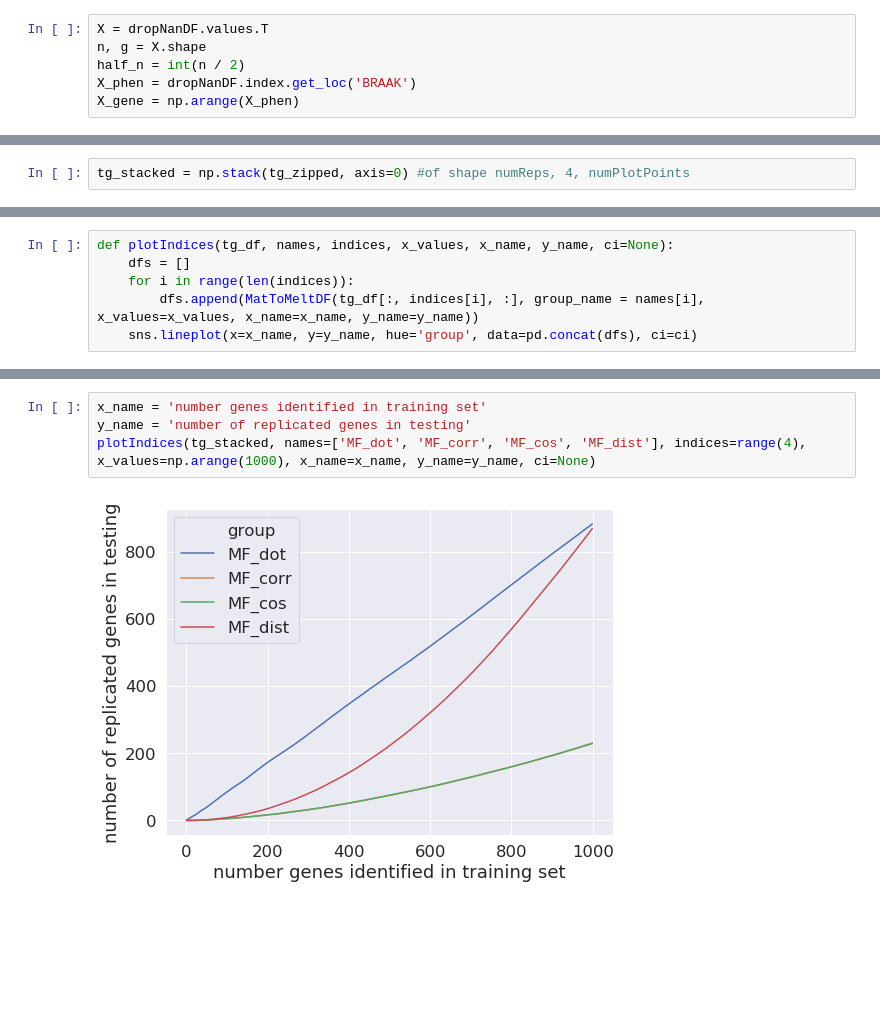
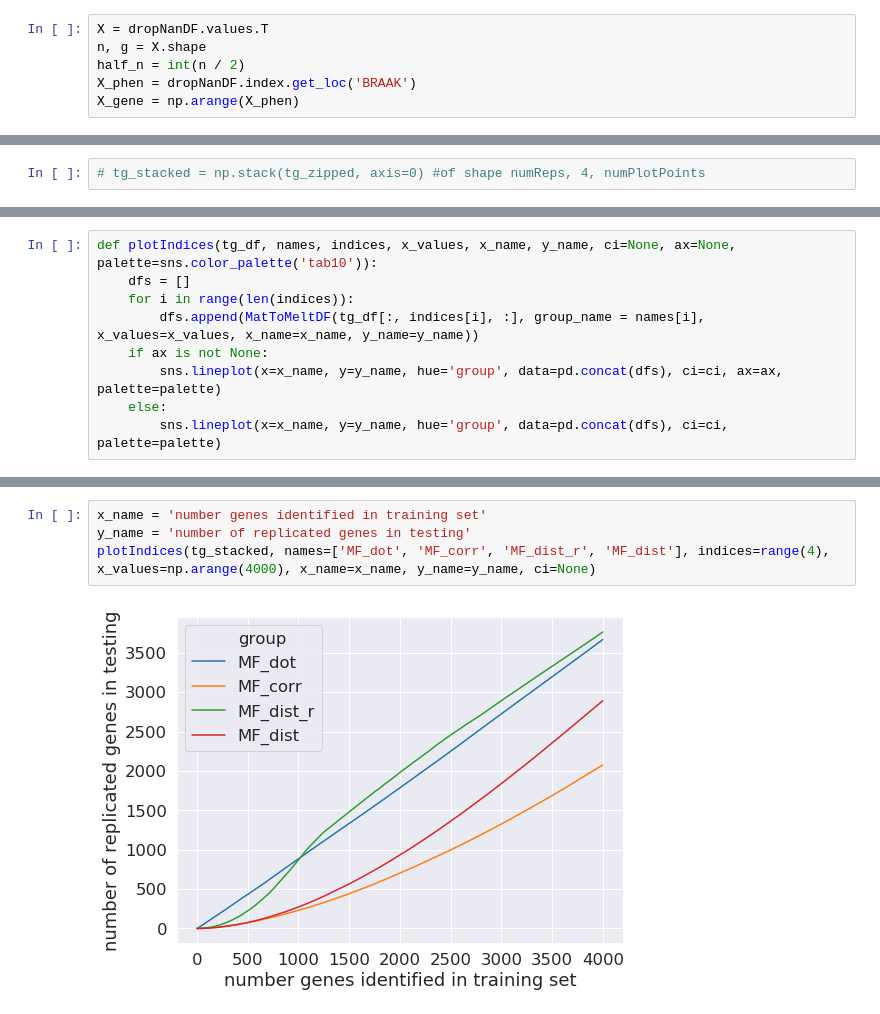
Before and after one commit to psturmfels/cfAD, a Jupyter notebook: PlotResults.ipynb, the cells around one changed output, grey strips where cells are left out. Cells and saved outputs as stored; diff of their text form; blank space fills up the shorter version.

```diff
--- a/PlotResults.ipynb
+++ b/PlotResults.ipynb
@@ -85,2 +133,2 @@ p.join()
 # %%
-tg_stacked = np.stack(tg_zipped, axis=0) #of shape numReps, 4, numPlotPoints
+# tg_stacked = np.stack(tg_zipped, axis=0) #of shape numReps, 4, numPlotPoints
@@ -87,6 +144,9 @@ tg_stacked = np.stack(tg_zipped, axis=0) #of shape numReps, 4, numPlotPoints
 # %%
-def plotIndices(tg_df, names, indices, x_values, x_name, y_name, ci=None):
+def plotIndices(tg_df, names, indices, x_values, x_name, y_name, ci=None, ax=None, palette=sns.color_palette('tab10')):
     dfs = []
     for i in range(len(indices)):
         dfs.append(MatToMeltDF(tg_df[:, indices[i], :], group_name = names[i], x_values=x_values, x_name=x_name, y_name=y_name))
-    sns.lineplot(x=x_name, y=y_name, hue='group', data=pd.concat(dfs), ci=ci)
+    if ax is not None:
+        sns.lineplot(x=x_name, y=y_name, hue='group', data=pd.concat(dfs), ci=ci, ax=ax, palette=palette)
+    else:
+        sns.lineplot(x=x_name, y=y_name, hue='group', data=pd.concat(dfs), ci=ci, palette=palette)
@@ -93,9 +186,9 @@ def plotIndices(tg_df, names, indices, x_values, x_name, y_name, ci=None):
 # %%
 x_name = 'number genes identified in training set'
 y_name = 'number of replicated genes in testing'
-plotIndices(tg_stacked, names=['MF_dot', 'MF_corr', 'MF_cos', 'MF_dist'], indices=range(4), x_values=np.arange(1000), x_name=x_name, y_name=y_name, ci=None)
+plotIndices(tg_stacked, names=['MF_dot', 'MF_corr', 'MF_dist_r', 'MF_dist'], indices=range(4), x_values=np.arange(4000), x_name=x_name, y_name=y_name, ci=None)
 # %% [output]
-[figure, old version]
+[figure, new version]
 # %%
 x_values = np.arange(100)
 baseSaveDir = 'DataFrames/RealData/{}'
```
Also changed, not shown: parts of 15 cells of this notebook, 5 other files.
